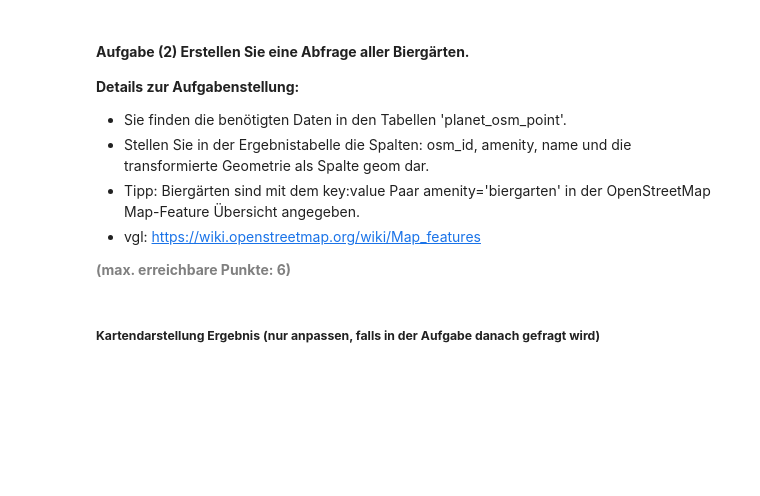
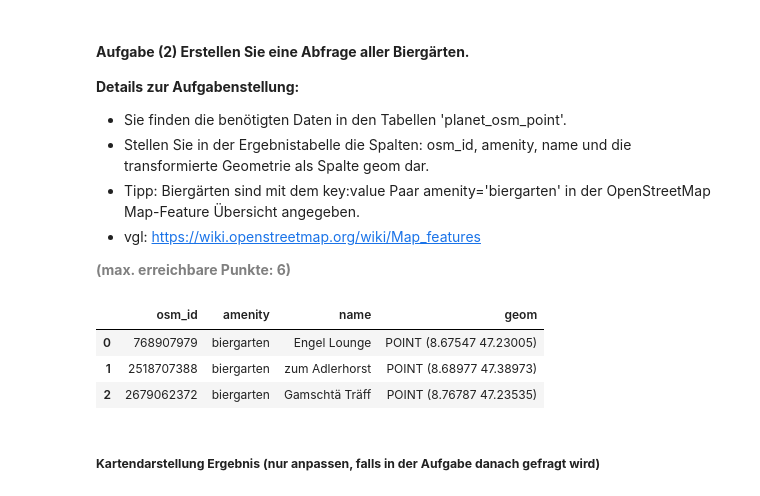
Before and after one commit to zempcol1/python_postgresql_postgis, a Jupyter notebook: HS24 EXAM/AP03_Management_Raeumliche_Daten.ipynb, the cells around one changed output. Cells and saved outputs as stored; diff of their text form; code cells hidden in the pictures; blank space fills up the shorter version.

```diff
--- a/HS24 EXAM/AP03_Management_Raeumliche_Daten.ipynb
+++ b/HS24 EXAM/AP03_Management_Raeumliche_Daten.ipynb
@@ -207,21 +227,26 @@ m
 # %%
 # Engine für Datenbankverbindung erstellen
 engine = create_engine(db_connection_url)
 
 # Ergänzen Sie die SQL-Abfrage, um die Aufgabe zu lösen
-sql = """SELECT
-         FROM
-         WHERE
+sql = """SELECT osm_id, amenity, name, st_transform(way, 4326) AS geom
+         FROM planet_osm_point
+         WHERE amenity = 'biergarten'
      ;"""
 
 # Ergebnis in GeoDataFrame abspeichern
 gdf = gpd.GeoDataFrame.from_postgis(sql, engine)
 
 # Datenbankverbindung trennen
 engine.dispose()
 
 # Zeigen des GeoDataFrames
 gdf.head()
+# %% [output]
+|  | osm_id | amenity | name | geom |
+| 0 | 768907979 | biergarten | Engel Lounge | POINT (8.67547 47.23005) |
+| 1 | 2518707388 | biergarten | zum Adlerhorst | POINT (8.68977 47.38973) |
+| 2 | 2679062372 | biergarten | Gamschtä Träff | POINT (8.76787 47.23535) |
 # %% [markdown]
 ##### <b>Kartendarstellung Ergebnis (nur anpassen, falls in der Aufgabe danach gefragt wird)</b>
 # %%
```
Also changed, not shown: parts of 7 cells of this notebook, 5 other files.
